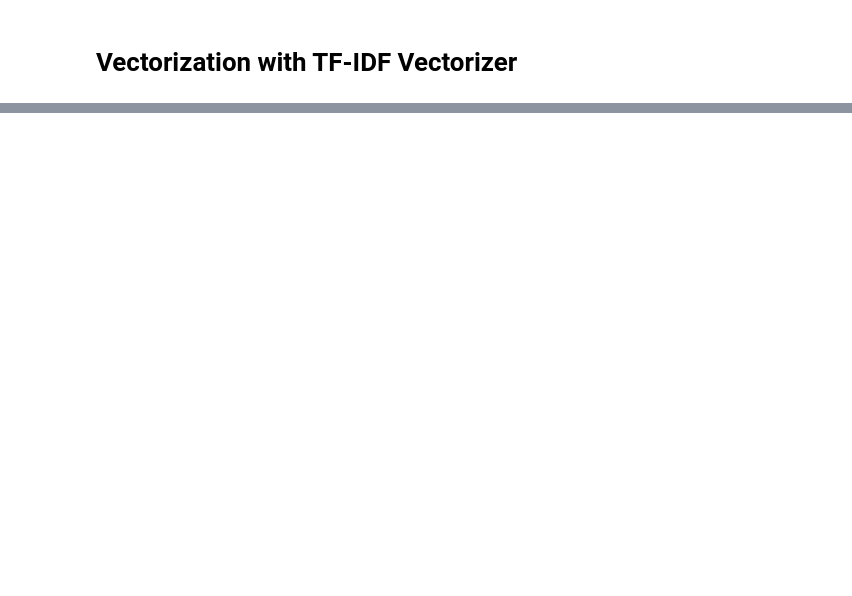
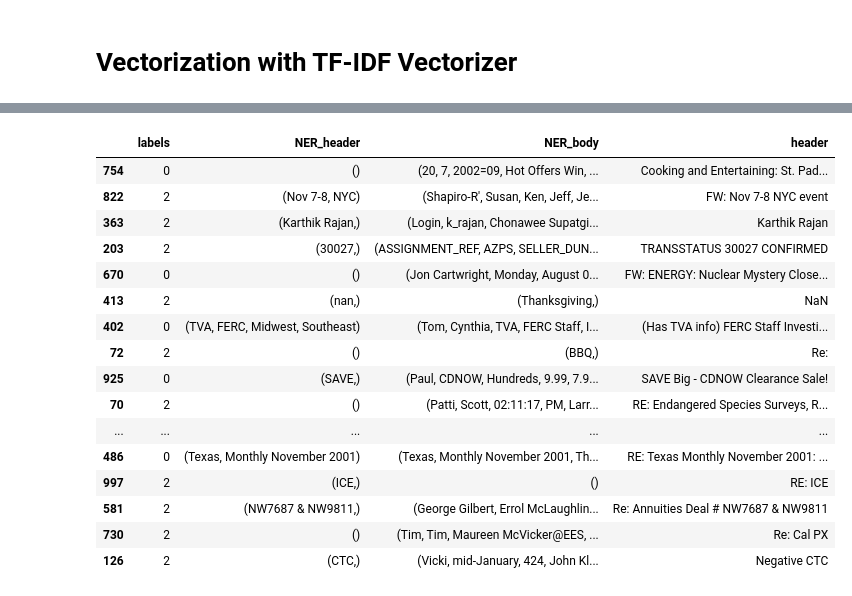
Before and after one commit to franckglastre/NLP-Datascientest, a Jupyter notebook: 4. PY_Easymail Clusterisation.ipynb, the cells around one changed output, grey strips where cells are left out. Saved outputs shown, nothing was run; the diff lists cells and outputs as text; code cells hidden in the pictures; blank space fills up the shorter version.

```diff
--- a/4. PY_Easymail Clusterisation.ipynb
+++ b/4. PY_Easymail Clusterisation.ipynb
@@ -67,4 +89,23 @@ df_emails["labels"].value_counts()
 # %%
 # affichage labels sur un échantillon aléatoire
-df_emails[labels==3][["labels","NER_header","NER_body","header"]].sample(20)
+# df_emails[labels==3][["labels","NER_header","NER_body","header"]].sample(20)
+df_emails[["labels","NER_header","NER_body","header"]].sample(20)
+# %% [output]
+|  | labels | NER_header | NER_body | header |
+| 754 | 0 | () | (20, 7, 2002=09, Hot Offers Win, ... | Cooking and Entertaining: St. Pad... |
+| 822 | 2 | (Nov 7-8, NYC) | (Shapiro-R', Susan, Ken, Jeff, Je... | FW: Nov 7-8 NYC event |
+| 363 | 2 | (Karthik Rajan,) | (Login, k_rajan, Chonawee Supatgi... | Karthik Rajan |
+| 203 | 2 | (30027,) | (ASSIGNMENT_REF, AZPS, SELLER_DUN... | TRANSSTATUS 30027 CONFIRMED |
+| 670 | 0 | () | (Jon Cartwright, Monday, August 0... | FW: ENERGY: Nuclear Mystery Close... |
+| 413 | 2 | (nan,) | (Thanksgiving,) | NaN |
+| 402 | 0 | (TVA, FERC, Midwest, Southeast) | (Tom, Cynthia, TVA, FERC Staff, I... | (Has TVA info) FERC Staff Investi... |
+| 72 | 2 | () | (BBQ,) | Re: |
+| 925 | 0 | (SAVE,) | (Paul, CDNOW, Hundreds, 9.99, 7.9... | SAVE Big - CDNOW Clearance Sale! |
+| 70 | 2 | () | (Patti, Scott, 02:11:17, PM, Larr... | RE: Endangered Species Surveys, R... |
+| ... | ... | ... | ... | ... |
+| 486 | 0 | (Texas, Monthly November 2001) | (Texas, Monthly November 2001, Th... | RE: Texas Monthly November 2001: ... |
+| 997 | 2 | (ICE,) | () | RE: ICE |
+| 581 | 2 | (NW7687 & NW9811,) | (George Gilbert, Errol McLaughlin... | Re: Annuities Deal # NW7687 & NW9811 |
+| 730 | 2 | () | (Tim, Tim, Maureen McVicker@EES, ... | Re: Cal PX |
+| 126 | 2 | (CTC,) | (Vicki, mid-January, 424, John Kl... | Negative CTC |
 # %%
```
Also changed, not shown: parts of 10 cells of this notebook.
